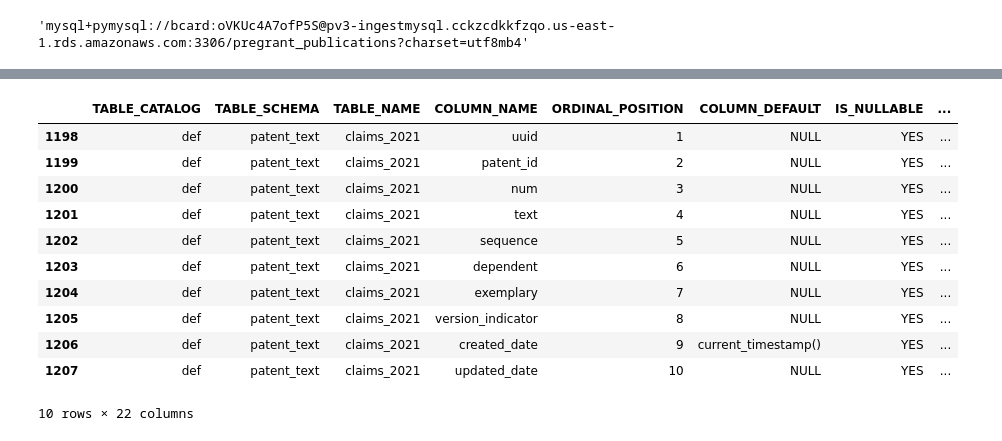
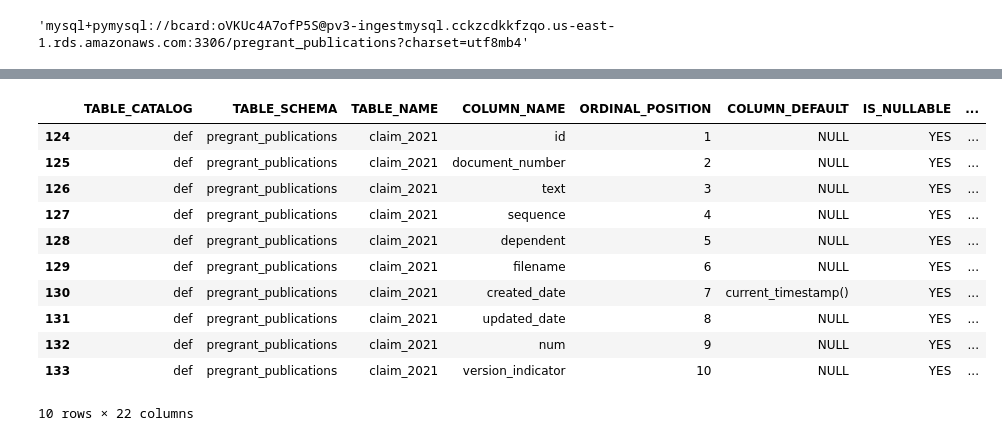
Before and after one commit to PatentsView/PatentsView-DB, a Jupyter notebook: QA/Create table_config_texttest.json.ipynb, the cells around one changed output, grey strips where cells are left out. Drawn from its saved outputs; the diff is of its cells as text; code cells hidden in the pictures.

Commit message:
updates to the notebook files to create the json configurations

```diff
--- a/QA/Create table_config_texttest.json.ipynb
+++ b/QA/Create table_config_texttest.json.ipynb
@@ -35,2 +18,2 @@ c=get_config()
 # %%
-connection_string=get_connection_string(c, database='PGPUBS_DATABASE')
+connection_string=get_connection_string(config, database='PROD_DB')
@@ -47,14 +32,13 @@ engine=create_engine(connection_string)
 # %%
 import pandas as pd
 # %%
-# columns=pd.read_sql_query(sql="""
-# select *
-# from information_schema.COLUMNS
-# where TABLE_SCHEMA = 'pregrant_publications'
-#   and TABLE_NAME not like '%%temp%%'
-#   and TABLE_NAME not like '%%ernest%%'
-#   and TABLE_NAME not like 'brf_sum_text%%'
-#   and TABLE_NAME not like 'detail_desc%%'
-#   and table_name not like 'draw_desc%%'
-#   and table_name not like 'claim_%%' group by TABLE_NAME;
-# """, con=engine)
+columns=pd.read_sql_query(sql="""
+select *
+from information_schema.COLUMNS
+where TABLE_SCHEMA = 'pregrant_publications'
+   and TABLE_NAME not like '%%tmp%%'
+   and TABLE_NAME not like '%%temp%%'
+   and TABLE_NAME not like '%%backup%%'
+   and TABLE_NAME not like '%%archive%%'
+   and TABLE_NAME not like '%%old%%';
+""", con=engine)
@@ -61,28 +61,28 @@ import pandas as pd
 # %%
-columns=pd.read_sql_query(sql="""
-select *
-from information_schema.COLUMNS
-where TABLE_SCHEMA = 'patent_text'
-  and TABLE_NAME not like '%%tmp%%'
-  and TABLE_NAME not like '%%temp%%'
-  and TABLE_NAME not like '%%backup%%'
-  and TABLE_NAME not like '%%archive%%'
-  and TABLE_NAME not like '%%old%%'
-""", con=engine)
+# columns=pd.read_sql_query(sql="""
+# select *
+# from information_schema.COLUMNS
+# where TABLE_SCHEMA = 'patent_text'
+#   and TABLE_NAME not like '%%tmp%%'
+#   and TABLE_NAME not like '%%temp%%'
+#   and TABLE_NAME not like '%%backup%%'
+#   and TABLE_NAME not like '%%archive%%'
+#   and TABLE_NAME not like '%%old%%'
+# """, con=engine)
 # %%
-columns.groupby('TABLE_NAME').get_group('claims_2021')
+columns.groupby('TABLE_NAME').get_group('claim_2021')
 # %% [output]
 |  | TABLE_CATALOG | TABLE_SCHEMA | TABLE_NAME | COLUMN_NAME | ORDINAL_POSITION | COLUMN_DEFAULT | IS_NULLABLE | ... |
-| 1198 | def | patent_text | claims_2021 | uuid | 1 | NULL | YES | ... |
-| 1199 | def | patent_text | claims_2021 | patent_id | 2 | NULL | YES | ... |
-| 1200 | def | patent_text | claims_2021 | num | 3 | NULL | YES | ... |
-| 1201 | def | patent_text | claims_2021 | text | 4 | NULL | YES | ... |
-| 1202 | def | patent_text | claims_2021 | sequence | 5 | NULL | YES | ... |
-| 1203 | def | patent_text | claims_2021 | dependent | 6 | NULL | YES | ... |
-| 1204 | def | patent_text | claims_2021 | exemplary | 7 | NULL | YES | ... |
-| 1205 | def | patent_text | claims_2021 | version_indicator | 8 | NULL | YES | ... |
-| 1206 | def | patent_text | claims_2021 | created_date | 9 | current_timestamp() | YES | ... |
-| 1207 | def | patent_text | claims_2021 | updated_date | 10 | NULL | YES | ... |
+| 124 | def | pregrant_publications | claim_2021 | id | 1 | NULL | YES | ... |
+| 125 | def | pregrant_publications | claim_2021 | document_number | 2 | NULL | YES | ... |
+| 126 | def | pregrant_publications | claim_2021 | text | 3 | NULL | YES | ... |
+| 127 | def | pregrant_publications | claim_2021 | sequence | 4 | NULL | YES | ... |
+| 128 | def | pregrant_publications | claim_2021 | dependent | 5 | NULL | YES | ... |
+| 129 | def | pregrant_publications | claim_2021 | filename | 6 | NULL | YES | ... |
+| 130 | def | pregrant_publications | claim_2021 | created_date | 7 | current_timestamp() | YES | ... |
+| 131 | def | pregrant_publications | claim_2021 | updated_date | 8 | NULL | YES | ... |
+| 132 | def | pregrant_publications | claim_2021 | num | 9 | NULL | YES | ... |
+| 133 | def | pregrant_publications | claim_2021 | version_indicator | 10 | NULL | YES | ... |
 10 rows × 22 columns
 # %%
 columns['TABLE_NAME'].unique()
```
Also changed, not shown: parts of 18 cells of this notebook, 1 other file.
